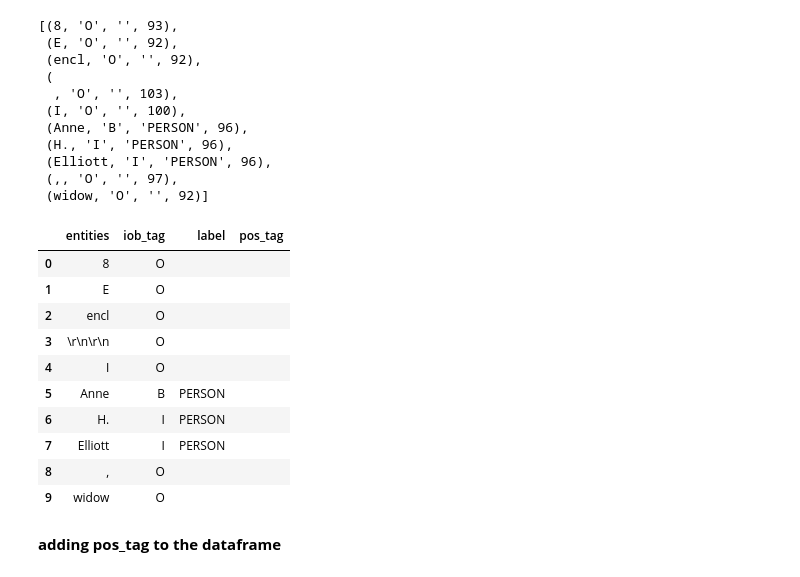
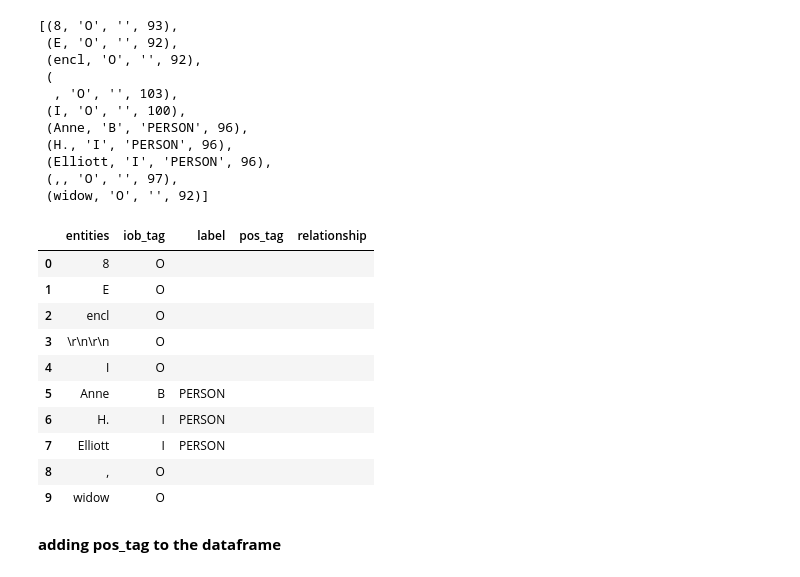
Before and after one commit to wassimchouchen/Natural-Language-Processing, a Jupyter notebook: ner-pos-tag-and-embedding.ipynb, the cells around one changed output. Cells and saved outputs as stored; diff of their text form; code cells hidden in the pictures.

```diff
--- a/ner-pos-tag-and-embedding.ipynb
+++ b/ner-pos-tag-and-embedding.ipynb
@@ -270,20 +270,20 @@ for i in range(20):
         l2.append(L2[i][j][1])
         l3.append(L2[i][j][2])
 # %%
-df2=pd.DataFrame({"entities":l1, "iob_tag": l2, "label":l3, "pos_tag": ""})
+df2=pd.DataFrame({"entities":l1, "iob_tag": l2, "label":l3, "pos_tag": "", "relationship": ""})
 df2.head(10)
 # %% [output]
-|  | entities | iob_tag | label | pos_tag |
-| 0 | 8 | O |  |  |
-| 1 | E | O |  |  |
-| 2 | encl | O |  |  |
-| 3 | \r\n\r\n | O |  |  |
-| 4 | I | O |  |  |
-| 5 | Anne | B | PERSON |  |
-| 6 | H. | I | PERSON |  |
-| 7 | Elliott | I | PERSON |  |
-| 8 | , | O |  |  |
-| 9 | widow | O |  |  |
+|  | entities | iob_tag | label | pos_tag | relationship |
+| 0 | 8 | O |  |  |  |
+| 1 | E | O |  |  |  |
+| 2 | encl | O |  |  |  |
+| 3 | \r\n\r\n | O |  |  |  |
+| 4 | I | O |  |  |  |
+| 5 | Anne | B | PERSON |  |  |
+| 6 | H. | I | PERSON |  |  |
+| 7 | Elliott | I | PERSON |  |  |
+| 8 | , | O |  |  |  |
+| 9 | widow | O |  |  |  |
 # %% [markdown]
 **adding pos_tag to the dataframe**
 # %%
```
Also changed, not shown: parts of 5 cells of this notebook.
